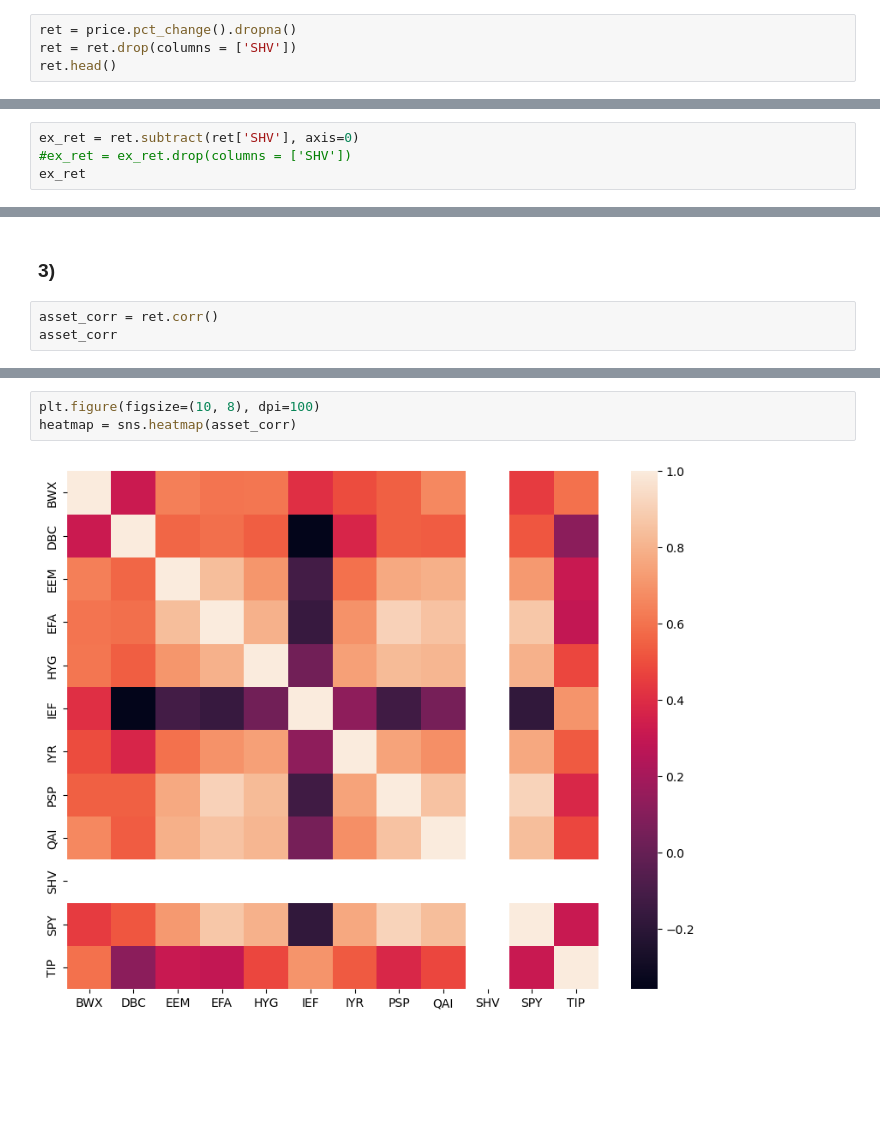
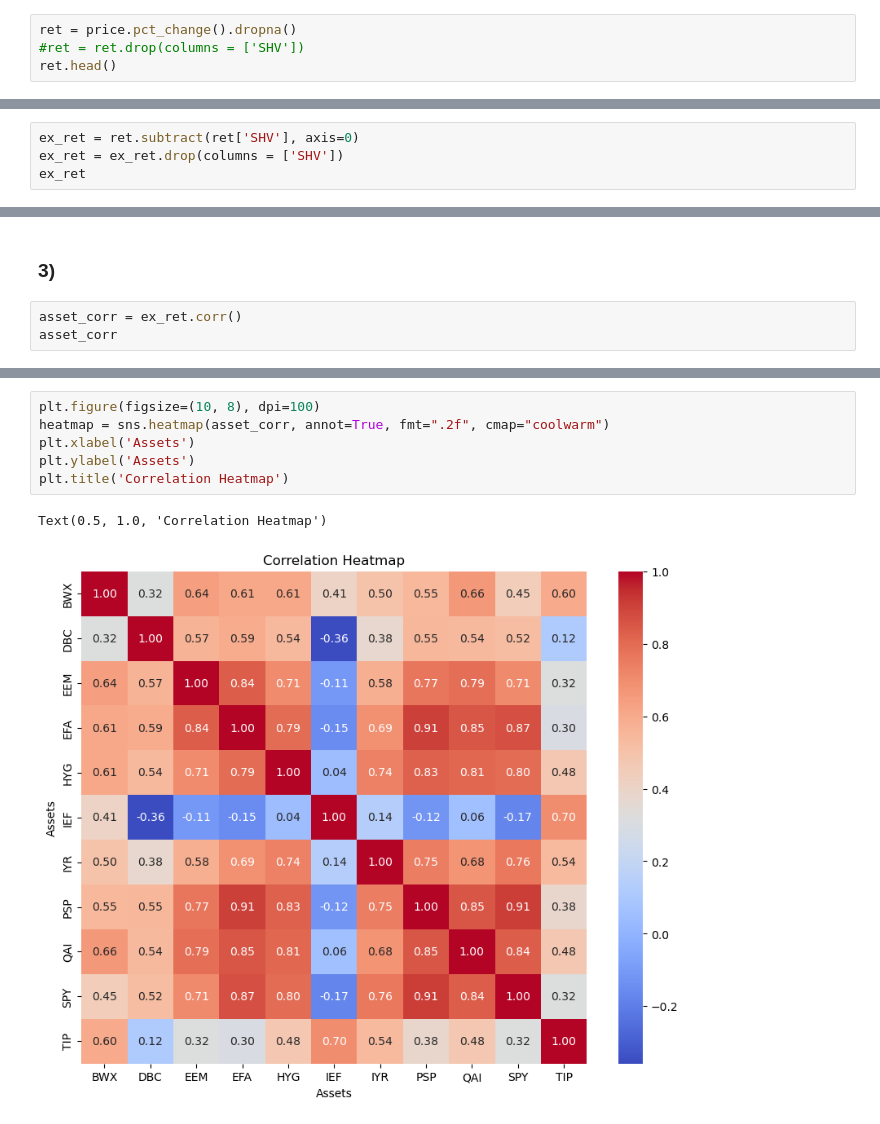
Before and after one commit to svyatoslavBokalo/ModernDataAnalysis, a Jupyter notebook: HW1.ipynb, the cells around one changed output, grey strips where cells are left out. Cells and saved outputs as stored; diff of their text form; blank space fills up the shorter version.

```diff
--- a/HW1.ipynb
+++ b/HW1.ipynb
@@ -28,6 +28,6 @@ price = df.resample('M').last()
 price = price.subtract(ret['SHV'], axis=0)
 # %%
 ret = price.pct_change().dropna()
-ret = ret.drop(columns = ['SHV'])
+#ret = ret.drop(columns = ['SHV'])
 ret.head()
 # %% [output]
@@ -41,5 +41,5 @@ ret.head()
 # %%
 ex_ret = ret.subtract(ret['SHV'], axis=0)
-#ex_ret = ex_ret.drop(columns = ['SHV'])
+ex_ret = ex_ret.drop(columns = ['SHV'])
 ex_ret
 # %% [output]
@@ -82,6 +95,6 @@ print(f"Найгірший: {worst_sharp}")
 # %% [markdown]
 ### 3)
 # %%
-asset_corr = ret.corr()
+asset_corr = ex_ret.corr()
 asset_corr
 # %% [output]
@@ -101,5 +113,9 @@ asset_corr
 # %%
 plt.figure(figsize=(10, 8), dpi=100)
-heatmap = sns.heatmap(asset_corr)
+heatmap = sns.heatmap(asset_corr, annot=True, fmt=".2f", cmap="coolwarm")
+plt.xlabel('Assets')
+plt.ylabel('Assets')
+plt.title('Correlation Heatmap')
 # %% [output]
+Text(0.5, 1.0, 'Correlation Heatmap')
-[figure, old version]
+[figure, new version]
```
Also changed, not shown: parts of 20 cells of this notebook, 2 other files.
